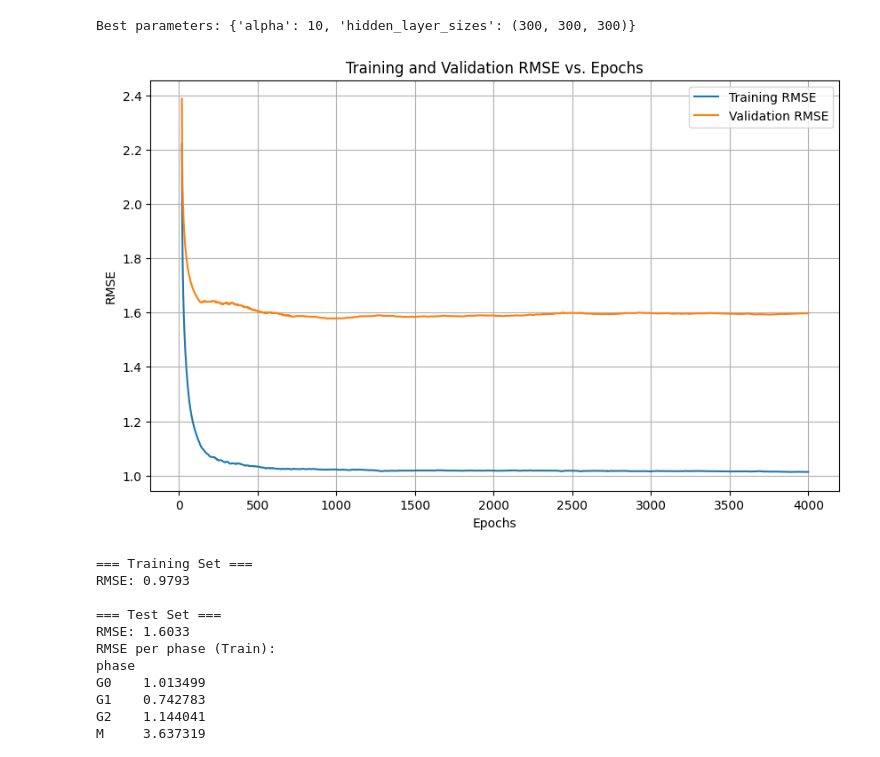
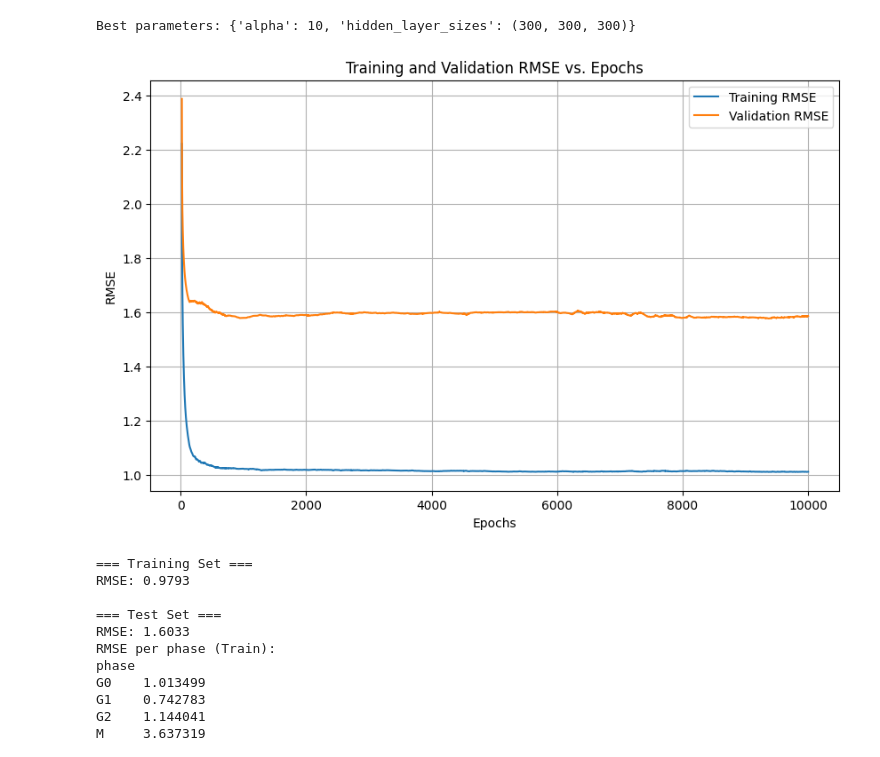
Before and after one commit to mariahgloehr/IICD, a Jupyter notebook: Benchmarks/MLP/mlp_regression_full.ipynb, the cells around one changed output. Saved outputs shown, nothing was run; the diff lists cells and outputs as text; code cells hidden in the pictures.

```diff
--- a/Benchmarks/MLP/mlp_regression_full.ipynb
+++ b/Benchmarks/MLP/mlp_regression_full.ipynb
@@ -70,41 +70,41 @@ mlp = MLPRegressor(max_iter=1,
                    warm_start=True)
 
 # track rmse
-n_epochs = 4000
+n_epochs = 10000
 
 train_rmse = []
 val_rmse = []
 epochs_recorded = []
 
 def moving_average(data, window_size=20):
     return np.convolve(data, np.ones(window_size)/window_size, mode='valid')
 
 for epoch in range(1, n_epochs):
     mlp.fit(X_train, y_train)  # One epoch
 
     y_tr_pred = mlp.predict(X_train)
     y_val_pred = mlp.predict(X_test)
 
     train_rmse.append(root_mean_squared_error(y_train, y_tr_pred))
     val_rmse.append(root_mean_squared_error(y_test, y_val_pred))
     epochs_recorded.append(epoch)
 
 smoothed_val_rmse = moving_average(val_rmse, window_size=20)
 smoothed_train_rmse = moving_average(train_rmse, window_size=20)
 epochs_smoothed = np.arange(20, len(val_rmse)+1)
 
 # Plot
 plt.figure(figsize=(10,6))
 plt.plot(epochs_smoothed, smoothed_train_rmse, label='Training RMSE')
 plt.plot(epochs_smoothed, smoothed_val_rmse, label='Validation RMSE')
 plt.xlabel('Epochs')
 plt.ylabel('RMSE')
 plt.title('Training and Validation RMSE vs. Epochs')
 plt.legend()
 plt.grid(True)
 plt.show()
 # %% [output]
-[figure, old version]
+[figure, new version]
 # %%
 # Retrain with best estimators
 
```
Also changed, not shown: parts of 4 cells of this notebook, 4 other files.
